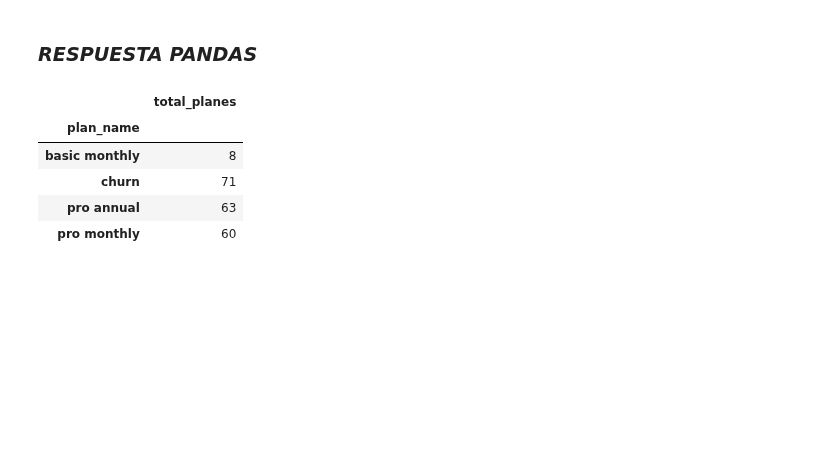
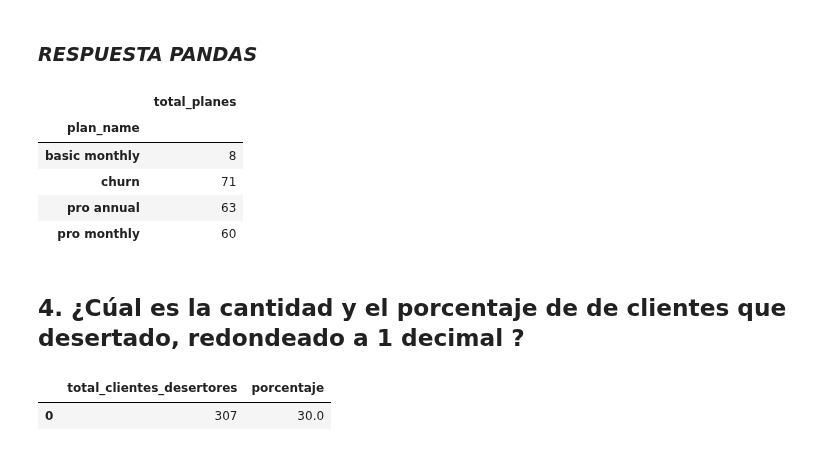
Before and after one commit to LLAES07/SQL_DESAFIO, a Jupyter notebook: Caso_3/Caso_3.ipynb, the cells around one changed output. Saved outputs shown, nothing was run; the diff lists cells and outputs as text; code cells hidden in the pictures; blank space fills up the shorter version.

```diff
--- a/Caso_3/Caso_3.ipynb
+++ b/Caso_3/Caso_3.ipynb
@@ -2891,3 +2891,26 @@ df_merge.groupby(df_merge['plan_name']).size().rename('total_planes').to_frame()
 | churn | 71 |
 | pro annual | 63 |
 | pro monthly | 60 |
+# %% [markdown]
+## **4. ¿Cúal es la cantidad y el porcentaje de de  clientes que  desertado, redondeado a 1 decimal ?**
+# %%
+query = '''
+
+    SELECT
+
+        COUNT(DISTINCT s.customer_id) AS total_clientes_desertores,
+        ROUND(COUNT(*)*100/ (SELECT COUNT(DISTINCT customer_id) FROM subscriptions ), 1) AS porcentaje
+     FROM
+        subscriptions s
+    INNER JOIN
+        plans p USING(plan_id)
+    WHERE
+        p.plan_name ='churn'
+
+
+'''
+
+pd.read_sql_query(query, connection)
+# %% [output]
+|  | total_clientes_desertores | porcentaje |
+| 0 | 307 | 30.0 |
```
Also changed, not shown: parts of 6 cells of this notebook.
